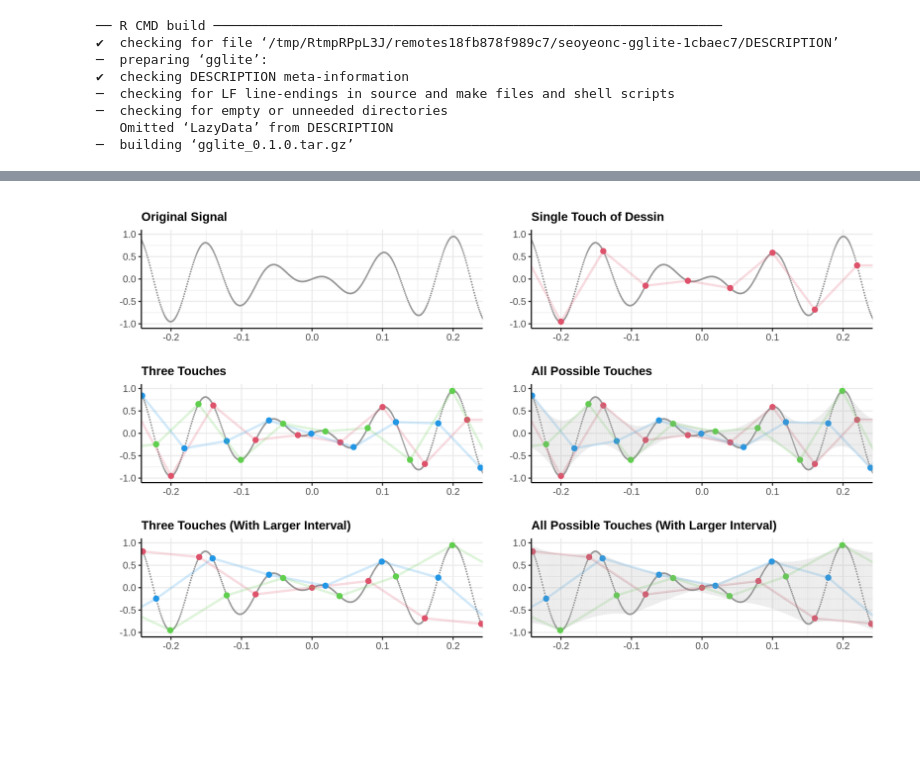
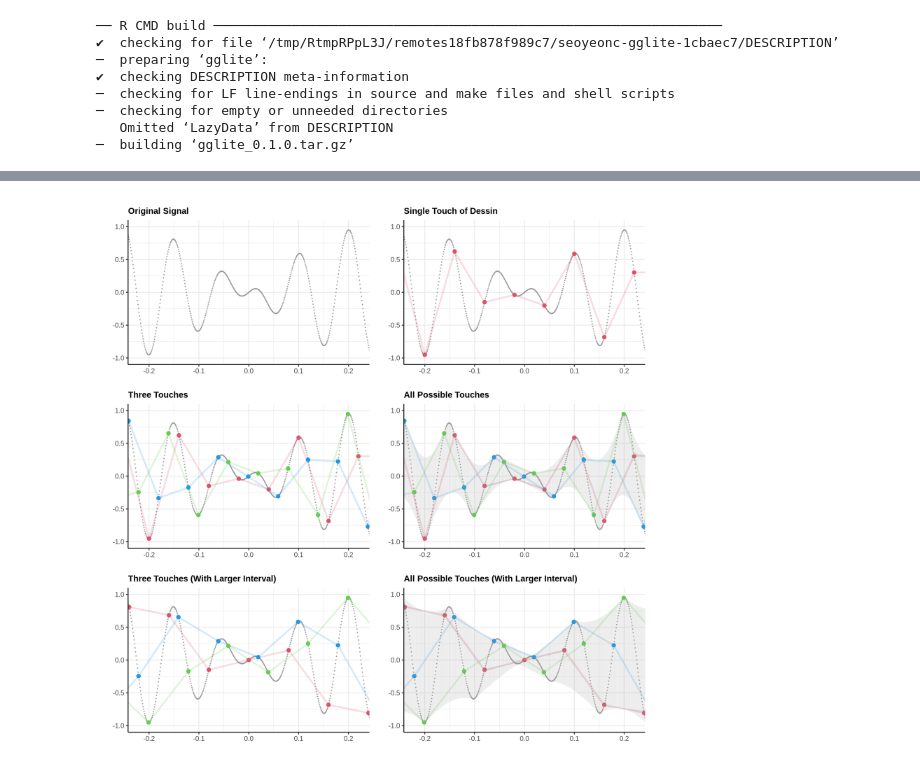
Before and after one commit to miruetoto/EBT, a Jupyter notebook: posts/2024-12-06.ipynb, the cells around one changed output, grey strips where cells are left out. Drawn from its saved outputs; the diff is of its cells as text; code cells hidden in the pictures; blank space fills up the shorter version.

```diff
--- a/posts/2024-12-06.ipynb
+++ b/posts/2024-12-06.ipynb
@@ -49,38 +55,29 @@ gglite()+line(t,f)+coord_cartesian(xlim=c(-0.22,0.22))+xlab("")+ylab("")
 # %%
-figsize(10,6)
-out1<-ebt(t,f,tau=60)
-i1<-out1$knot[[1]]
-i2<-out1$knot[[20]]
-i3<-out1$knot[[40]]
-out2<-ebt(t,f,tau=80)
-i4<-out2$knot[[1]]
-i5<-out2$knot[[20]]
-i6<-out2$knot[[40]]
-#---#
+figsize(10,10)
 fig1a = gglite() +
   point(t,f,col="gray60",cex=0.1) +
   ggtitle("Original Signal")+xlab("")+ylab("")+
   coord_cartesian(xlim=c(-0.22,0.22))
 fig1b = fig1a + ggtitle("Single Touch of Dessin") +
   point(t[i1],out1$band[,1][i1],cex=2,col=2) + # band1, point
   line(t[i1],out1$band[,1][i1],col=2,alpha=0.2,lwd=1) # band1, line
 fig1c = fig1a + ggtitle("Three Touches") +
   point(t[i1],out1$band[,1][i1],cex=2,col=2)+ # band1, point
   line(t[i1],out1$band[,1][i1],col=2,alpha=0.2,lwd=1)+ # band1, line
   point(t[i2],out1$band[,20][i2],cex=2,col=4)+ # band20, point
   line(t[i2],out1$band[,20][i2],col=4,alpha=0.2,lwd=1)+ # band20, line
   point(t[i3],out1$band[,40][i3],cex=2,col=3)+ # band40, point
   line(t[i3],out1$band[,40][i3],col=3,alpha=0.2,lwd=1) # band40, line
 fig1d <- fig1c + line(t,out1$band,col="gray60",lwd=0.05) + ggtitle("All Possible Touches")
 fig1e <- fig1a + point(t[i4],out2$band[,1][i4],cex=2,col=2)+ # band1, point
   line(t[i4],out2$band[,1][i4],col=2,alpha=0.2,lwd=1)+ # band1, line
   point(t[i5],out2$band[,20][i5],cex=2,col=4)+ # band20, point
   line(t[i5],out2$band[,20][i5],col=4,alpha=0.2,lwd=1)+ # band20, line
   point(t[i6],out2$band[,40][i6],cex=2,col=3)+ # band40, point
   line(t[i6],out2$band[,40][i6],col=3,alpha=0.2,lwd=1)+ # band40, line
   ggtitle("Three Touches (With Larger Interval)")
 fig1f <- fig1e + line(t,out2$band,col="gray60",lwd=0.05) + ggtitle("All Possible Touches (With Larger Interval)")
 fig1 <- (fig1a|fig1b)/(fig1c|fig1d)/(fig1e|fig1f)
 fig1
 # %% [output]
-[figure, old version]
+[figure, new version]
```
Also changed, not shown: parts of 2 cells of this notebook, 13 other files.
